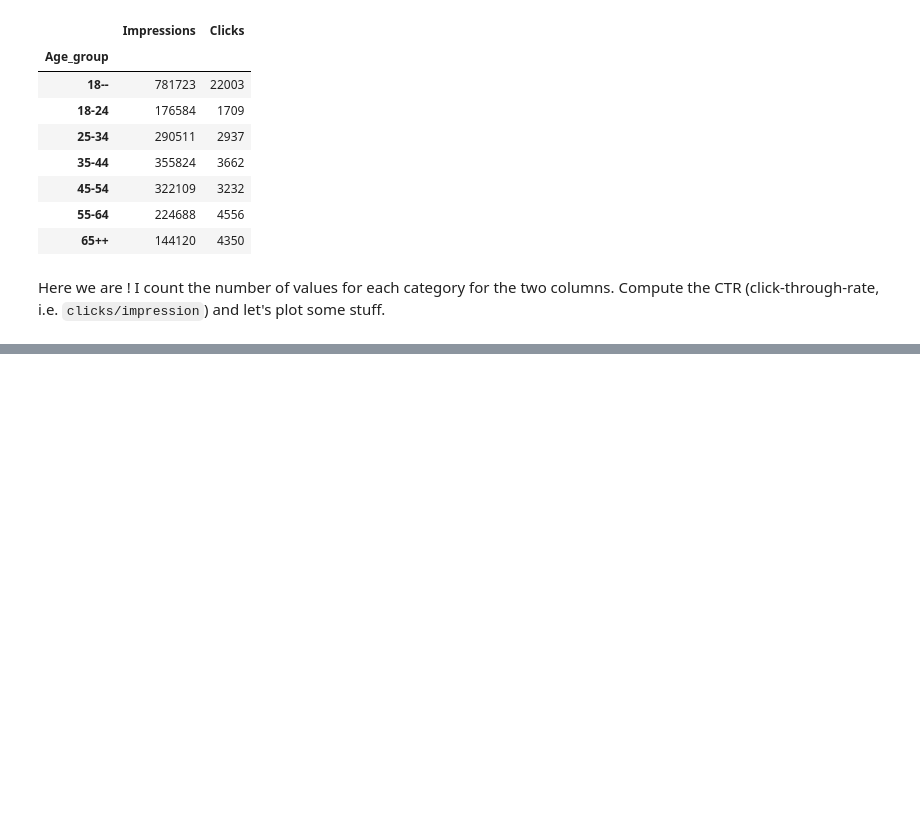
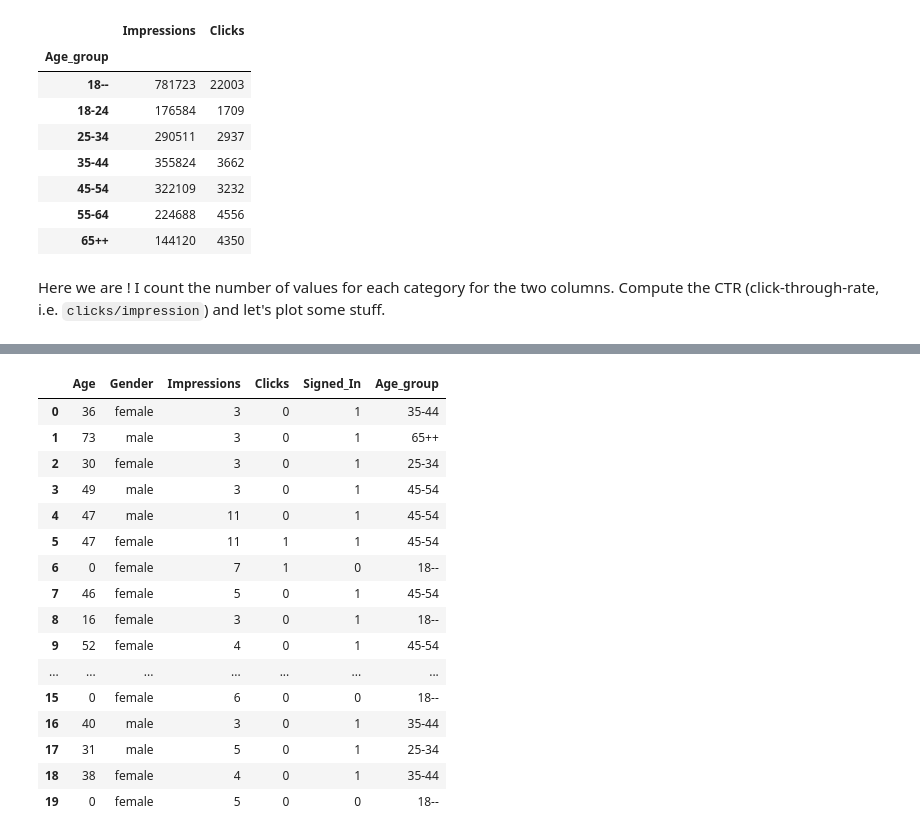
Before and after one commit to garaud/doing_pydata_science, a Jupyter notebook: chapter2-eda.ipynb, the cells around one changed output, grey strips where cells are left out. Drawn from its saved outputs; the diff is of its cells as text; code cells hidden in the pictures; blank space fills up the shorter version.

```diff
--- a/chapter2-eda.ipynb
+++ b/chapter2-eda.ipynb
@@ -151,0 +227,20 @@ array([<matplotlib.axes.AxesSubplot object at 0x...>,
+# %%
+df.head(20)
+# %% [output]
+|  | Age | Gender | Impressions | Clicks | Signed_In | Age_group |
+| 0 | 36 | female | 3 | 0 | 1 | 35-44 |
+| 1 | 73 | male | 3 | 0 | 1 | 65++ |
+| 2 | 30 | female | 3 | 0 | 1 | 25-34 |
+| 3 | 49 | male | 3 | 0 | 1 | 45-54 |
+| 4 | 47 | male | 11 | 0 | 1 | 45-54 |
+| 5 | 47 | female | 11 | 1 | 1 | 45-54 |
+| 6 | 0 | female | 7 | 1 | 0 | 18-- |
+| 7 | 46 | female | 5 | 0 | 1 | 45-54 |
+| 8 | 16 | female | 3 | 0 | 1 | 18-- |
+| 9 | 52 | female | 4 | 0 | 1 | 45-54 |
+| ... | ... | ... | ... | ... | ... | ... |
+| 15 | 0 | female | 6 | 0 | 0 | 18-- |
+| 16 | 40 | male | 3 | 0 | 1 | 35-44 |
+| 17 | 31 | male | 5 | 0 | 1 | 25-34 |
+| 18 | 38 | female | 4 | 0 | 1 | 35-44 |
+| 19 | 0 | female | 5 | 0 | 0 | 18-- |
```
Also changed, not shown: parts of 32 cells of this notebook, 1 other file.
